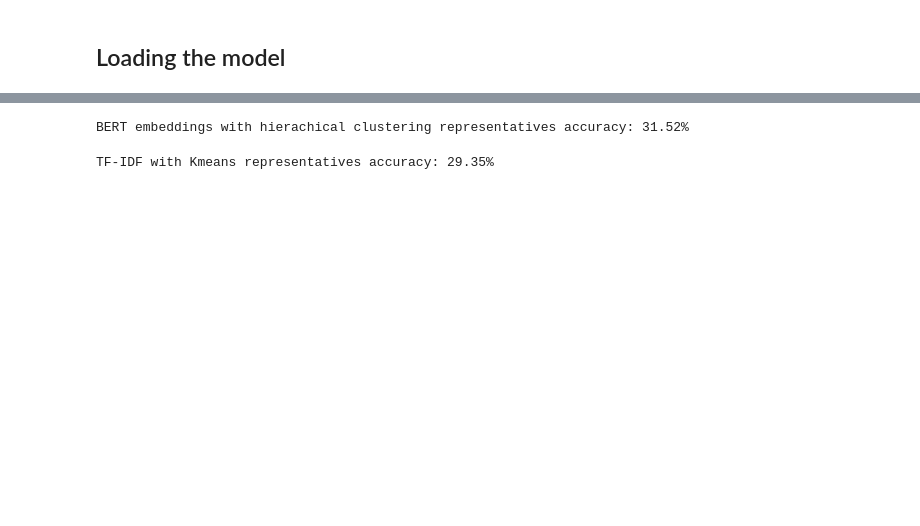
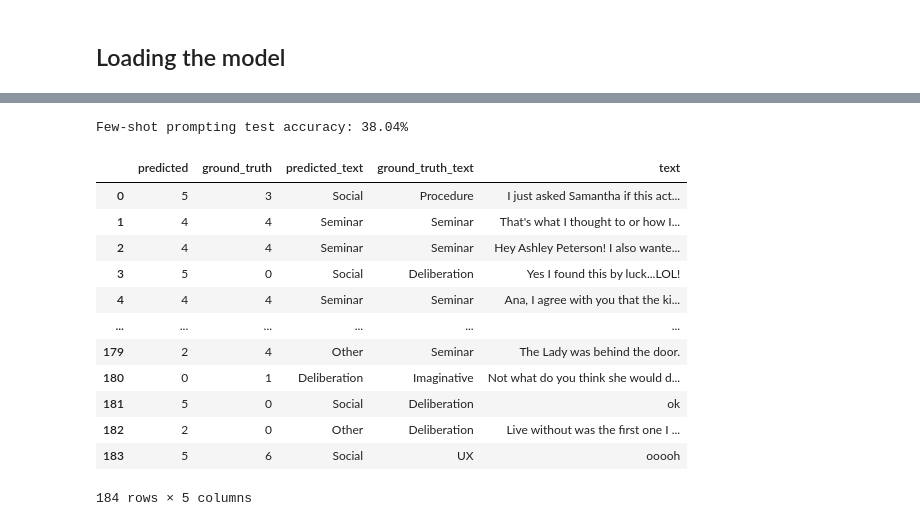
Before and after one commit to UL-FRI-NLP-2023-2024/ul-fri-nlp-course-project-azb, a Jupyter notebook: prompt_tuning/prompt_tuning.ipynb, the cells around one changed output, grey strips where cells are left out. Drawn from its saved outputs; the diff is of its cells as text; code cells hidden in the pictures; blank space fills up the shorter version.

```diff
--- a/prompt_tuning/prompt_tuning.ipynb
+++ b/prompt_tuning/prompt_tuning.ipynb
@@ -468,12 +513,32 @@ BERT embeddings with Kmeans representatives accuracy: 22.83%
-# %%
-predicted_labels = evaluate_model(test_df, BERTEmbeddingsHC())
-accuracy = calculate_accuracy(predicted_labels, actual_labels)
-print(f"BERT embeddings with hierachical clustering representatives accuracy: {accuracy * 100:.2f}%")
-# %% [output]
-BERT embeddings with hierachical clustering representatives accuracy: 31.52%
-# %%
-predicted_labels = evaluate_model(test_df, tfidf_KMeans())
-accuracy = calculate_accuracy(predicted_labels, actual_labels)
-print(f"TF-IDF with Kmeans representatives accuracy: {accuracy * 100:.2f}%")
-# %% [output]
-TF-IDF with Kmeans representatives accuracy: 29.35%
+# %%
+predicted_labels_val = evaluate_model(val_df, use_category_ex=False)
+# %%
+ground_truth = np.concatenate((actual_labels, actual_labels_val))
+predicted = np.concatenate((predicted_labels, predicted_labels_val))
+# %%
+accuracy = calculate_accuracy(predicted, ground_truth)
+print(f"Few-shot prompting test accuracy: {accuracy * 100:.2f}%")
+# %% [output]
+Few-shot prompting test accuracy: 38.04%
+# %%
+err_df = pd.DataFrame()
+err_df['predicted'] = predicted
+err_df['ground_truth'] = ground_truth
+err_df['predicted_text'] = list(map(lambda x: labelToCategory[x], predicted))
+err_df['ground_truth_text'] = list(map(lambda x: labelToCategory[x], ground_truth))
+err_df['text'] = np.concatenate((test_df['text'], val_df['text']))
+err_df
+# %% [output]
+|  | predicted | ground_truth | predicted_text | ground_truth_text | text |
+| 0 | 5 | 3 | Social | Procedure | I just asked Samantha if this act... |
+| 1 | 4 | 4 | Seminar | Seminar | That's what I thought to or how I... |
+| 2 | 4 | 4 | Seminar | Seminar | Hey Ashley Peterson! I also wante... |
+| 3 | 5 | 0 | Social | Deliberation | Yes I found this by luck...LOL! |
+| 4 | 4 | 4 | Seminar | Seminar | Ana, I agree with you that the ki... |
+| ... | ... | ... | ... | ... | ... |
+| 179 | 2 | 4 | Other | Seminar | The Lady was behind the door. |
+| 180 | 0 | 1 | Deliberation | Imaginative | Not what do you think she would d... |
+| 181 | 5 | 0 | Social | Deliberation | ok |
+| 182 | 2 | 0 | Other | Deliberation | Live without was the first one I ... |
+| 183 | 5 | 6 | Social | UX | ooooh |
+184 rows × 5 columns
```
Also changed, not shown: parts of 47 cells of this notebook, 7 other files.
